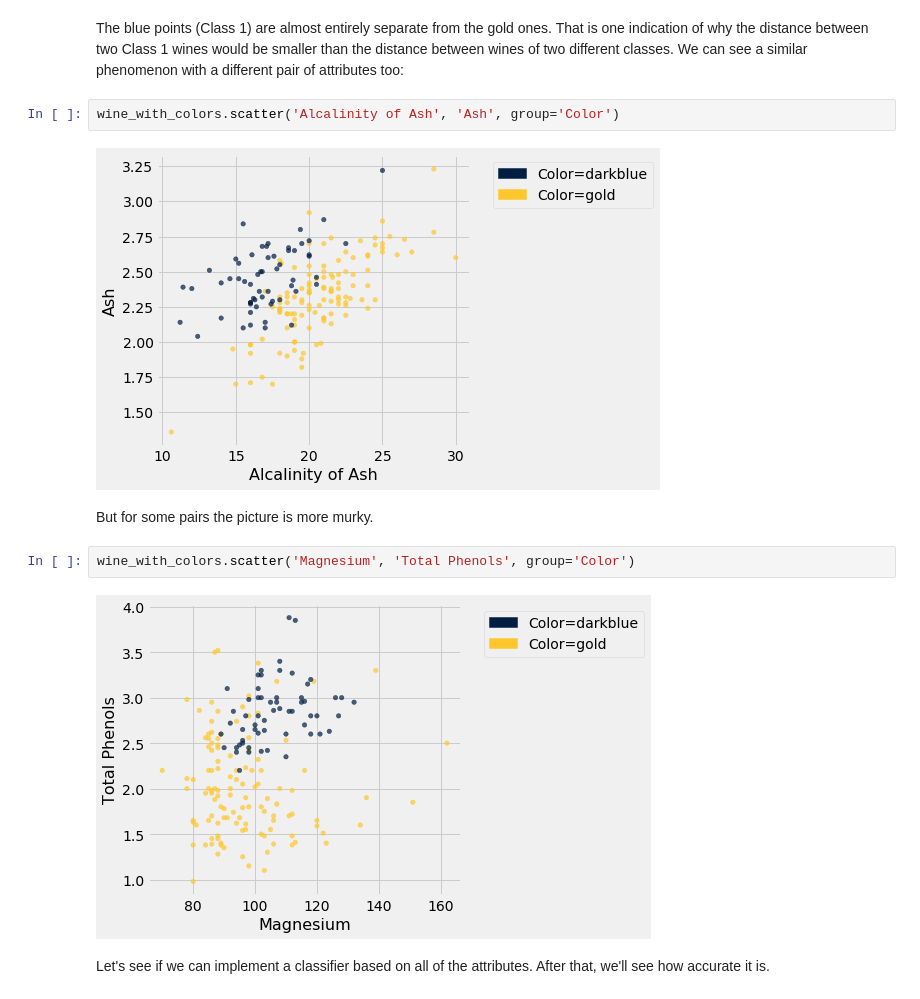
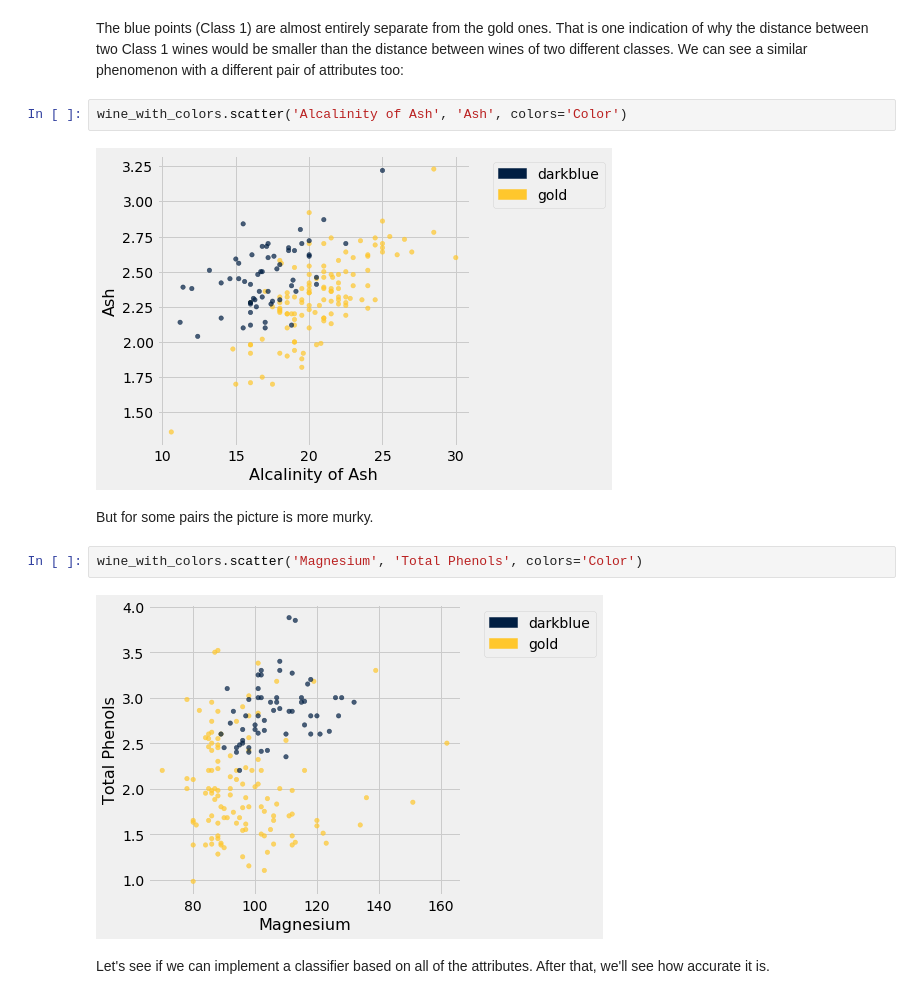
Before and after one commit to ashpahwa/TaeCoding2020, a Jupyter notebook: CS63/CS63 Meeting07.ipynb, the cells around one changed output. Drawn from its saved outputs; the diff is of its cells as text.

```diff
--- a/CS63/CS63 Meeting07.ipynb
+++ b/CS63/CS63 Meeting07.ipynb
@@ -165,15 +165,15 @@ wine_with_colors.scatter('Flavanoids', 'Alcohol', colors='Color')
 # %% [markdown]
 The blue points (Class 1) are almost entirely separate from the gold ones. That is one indication of why the distance between two Class 1 wines would be smaller than the distance between wines of two different classes. We can see a similar phenomenon with a different pair of attributes too:
 # %%
-wine_with_colors.scatter('Alcalinity of Ash', 'Ash', group='Color')
+wine_with_colors.scatter('Alcalinity of Ash', 'Ash', colors='Color')
 # %% [output]
-[figure, old version]
+[figure, new version]
 # %% [markdown]
 But for some pairs the picture is more murky.
 # %%
-wine_with_colors.scatter('Magnesium', 'Total Phenols', group='Color')
+wine_with_colors.scatter('Magnesium', 'Total Phenols', colors='Color')
 # %% [output]
-[figure, old version]
+[figure, new version]
 # %% [markdown]
 Let's see if we can implement a classifier based on all of the attributes. After that, we'll see how accurate it is.
 # %% [markdown]
```
Also changed, not shown: parts of 17 cells of this notebook, 1 other file.
